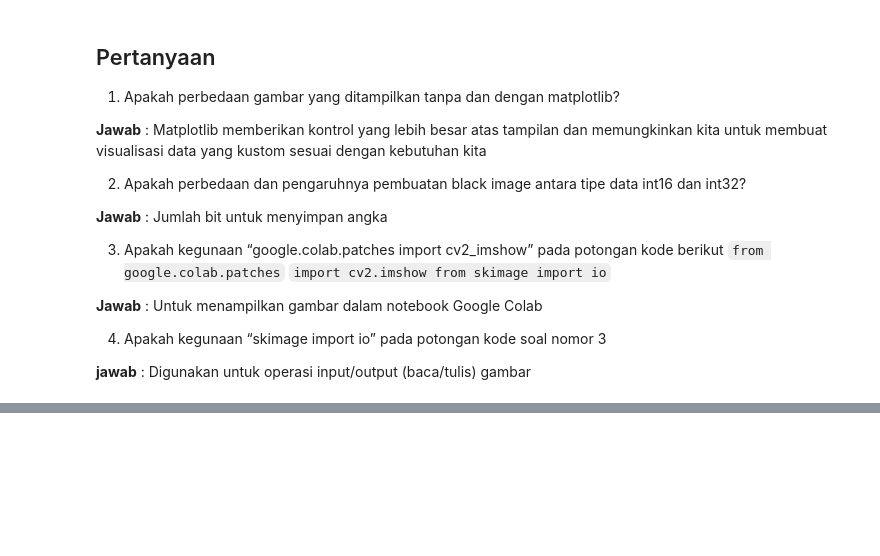
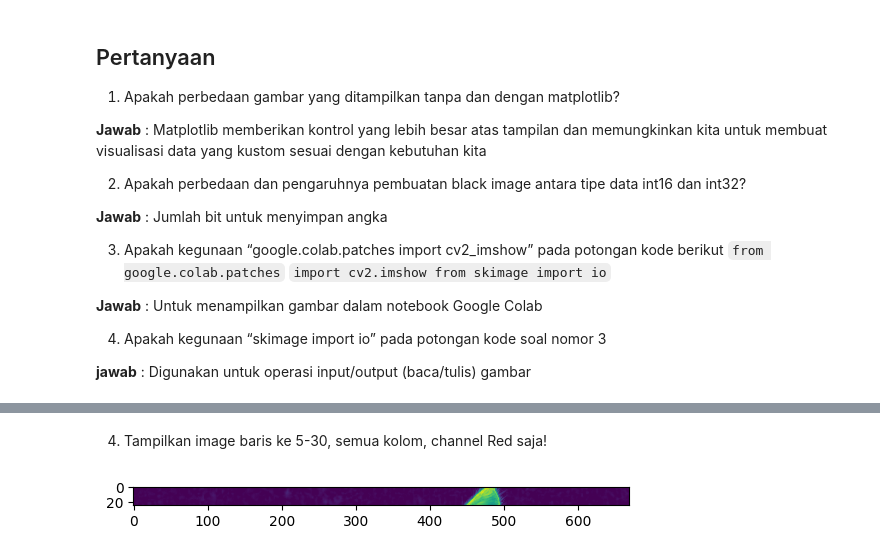
Before and after one commit to hakan009/PCVK_Ganjil_2023_Hakan, a Jupyter notebook: week2.ipynb, the cells around one changed output, grey strips where cells are left out. Drawn from its saved outputs; the diff is of its cells as text; code cells hidden in the pictures; blank space fills up the shorter version.

```diff
--- a/week2.ipynb
+++ b/week2.ipynb
@@ -206,0 +253,16 @@ berikut
+# %% [markdown]
+4. Tampilkan image baris ke 5-30, semua kolom, channel Red saja!
+# %%
+# NOMOR 4
+image_tgs2 = cv.imread('/content/drive/MyDrive/PCVK/catto.jfif')
+
+image_tgs4 = image_tgs2[5:30,:]
+
+# Memisahkan saluran warna merah (channel Red)
+red_channel = image_tgs4[:, :, 0]  # Saluran merah ada di indeks 0
+
+# Menampilkan saluran merah
+plt.imshow(red_channel)
+plt.show()
+# %% [output]
+[figure, added]
```
Also changed, not shown: parts of 9 cells of this notebook.
